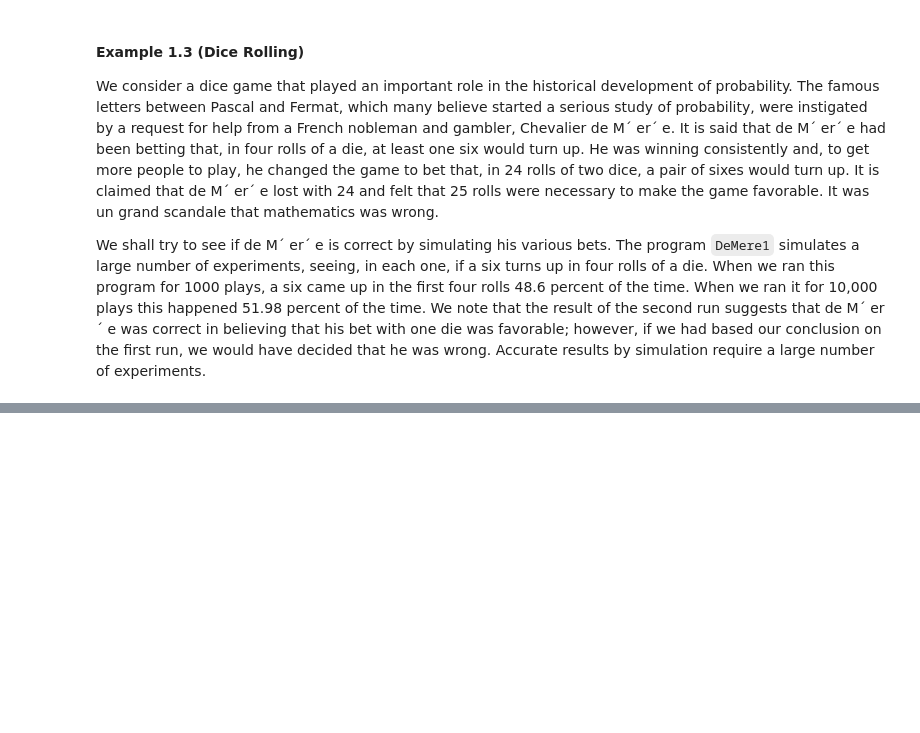
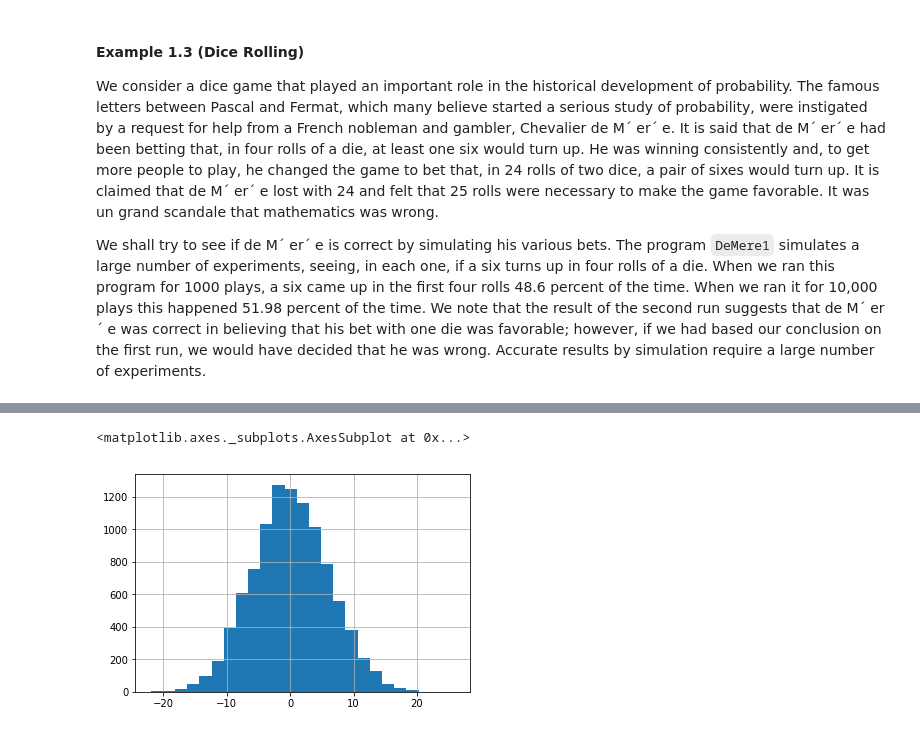
Before and after one commit to gigisr/grinstead_and_snell, a Jupyter notebook: 01_discrete_probability_distributions.ipynb, the cells around one changed output, grey strips where cells are left out. Cells and saved outputs as stored; diff of their text form; code cells hidden in the pictures; blank space fills up the shorter version.

```diff
--- a/01_discrete_probability_distributions.ipynb
+++ b/01_discrete_probability_distributions.ipynb
@@ -174,0 +183,17 @@ var_test
+# %%
+def HeadsOrTails(n):
+    list_rand = [random.choice(['T', 'H']) for x in range(0, n)]
+    s_rand = pd.Series(list_rand)
+    s_amt = s_rand.map({'H': 1, 'T': -1})
+    s_cumsum = s_amt.cumsum()
+    s_in_lead = s_cumsum > 0
+    s_in_lead = s_in_lead | ((s_cumsum == 0) & s_in_lead.shift())
+    df_out = pd.concat([s_rand, s_amt, s_cumsum, s_in_lead], axis=1)
+    return df_out
+# %%
+def HTSimulation(n, run_length=40):
+    list_sims = [HeadsOrTails(run_length) for x in range(0, int(n))]
+    return list_sims
+# %%
+%%time
+list_test = HTSimulation(10e3, 40)
@@ -174,0 +202,6 @@ var_test
+# %%
+list_outcomes = [x[1].sum() for x in list_test]
+pd.Series(list_outcomes).hist(bins=len(set(list_outcomes)))
+# %% [output]
+<matplotlib.axes._subplots.AxesSubplot at 0x...>
+[figure, added]
```
Also changed, not shown: parts of 20 cells of this notebook, 1 other file.
